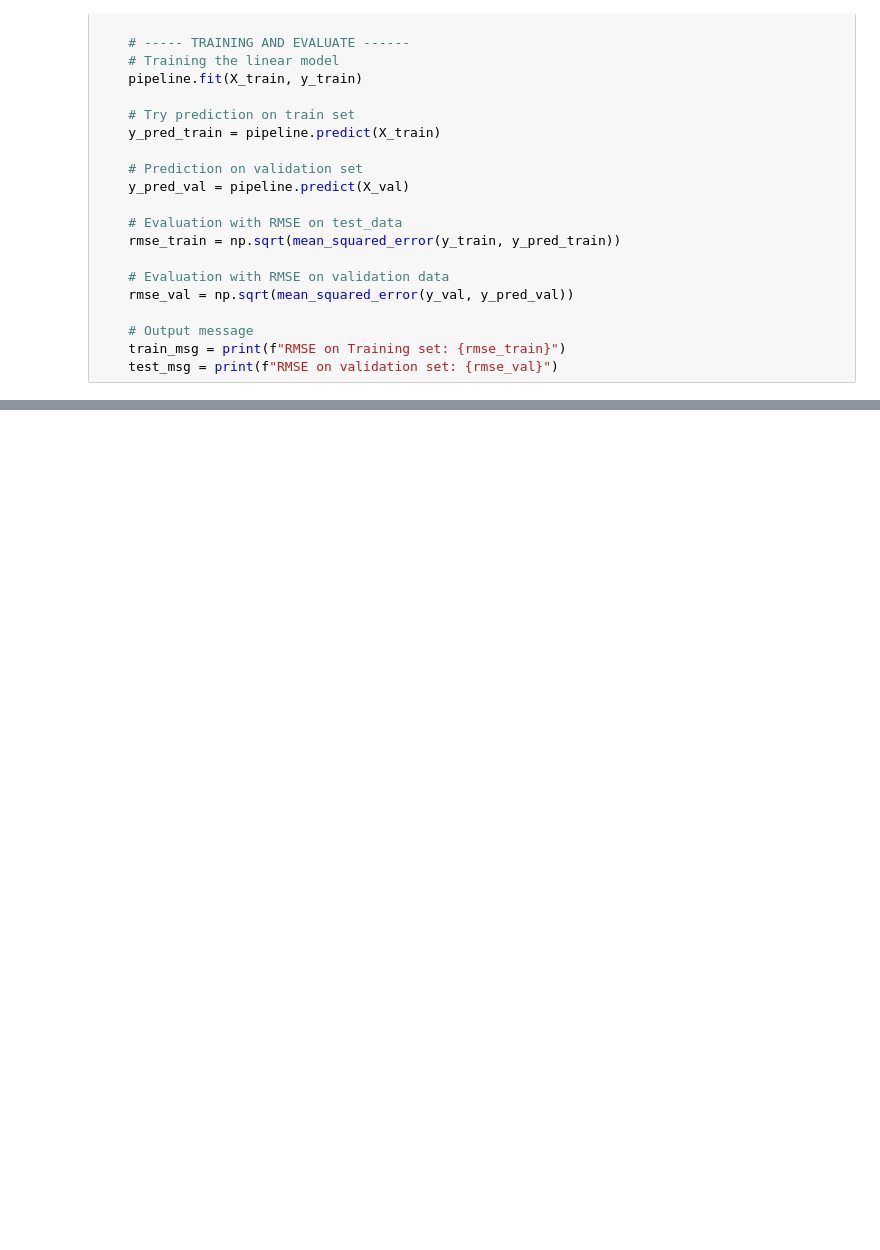
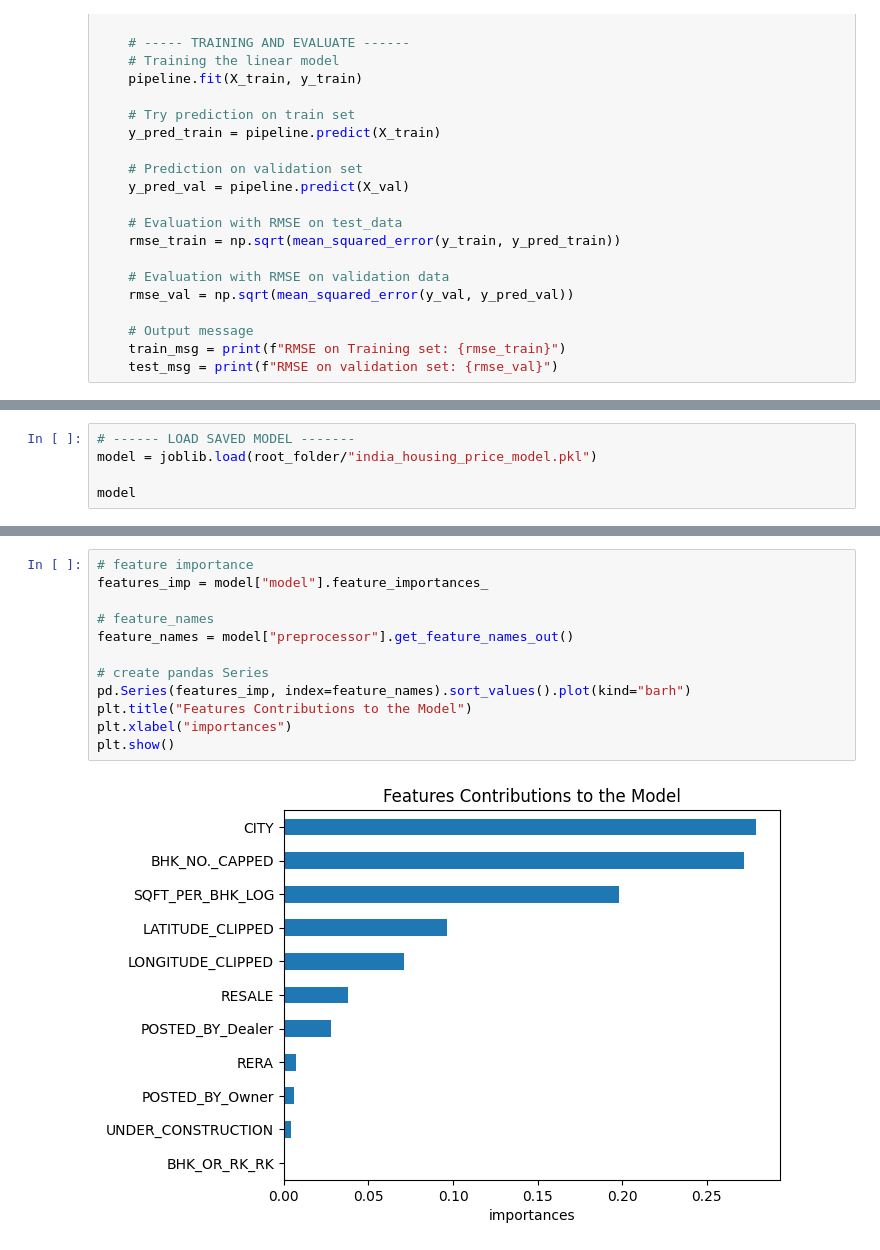
Before and after one commit to Bjoshua25/Housing-Prediction-in-India-DevelopersFoundry-proj-1, a Jupyter notebook: notebooks/models.ipynb, the cells around one changed output, grey strips where cells are left out. Saved outputs shown, nothing was run; the diff lists cells and outputs as text; blank space fills up the shorter version.

```diff
--- a/notebooks/models.ipynb
+++ b/notebooks/models.ipynb
@@ -341,0 +798,5 @@ def train_model(X_train, X_test, y_train, y_test, model_instance):
+# %%
+# ------ LOAD SAVED MODEL -------
+model = joblib.load(root_folder/"india_housing_price_model.pkl")
+
+model
@@ -341,0 +821,14 @@ def train_model(X_train, X_test, y_train, y_test, model_instance):
+# %%
+# feature importance
+features_imp = model["model"].feature_importances_
+
+# feature_names
+feature_names = model["preprocessor"].get_feature_names_out()
+
+# create pandas Series
+pd.Series(features_imp, index=feature_names).sort_values().plot(kind="barh")
+plt.title("Features Contributions to the Model")
+plt.xlabel("importances")
+plt.show()
+# %% [output]
+[figure, added]
```
Also changed, not shown: parts of 27 cells of this notebook, 1 other file.
